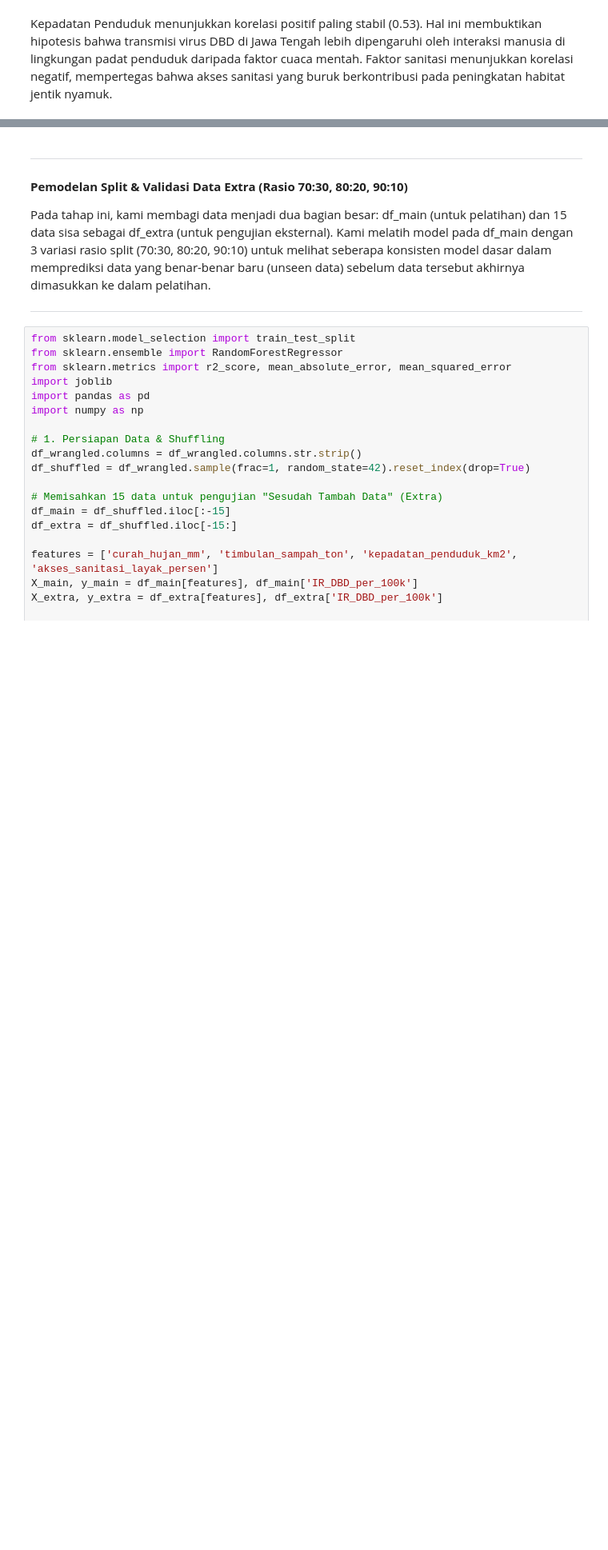
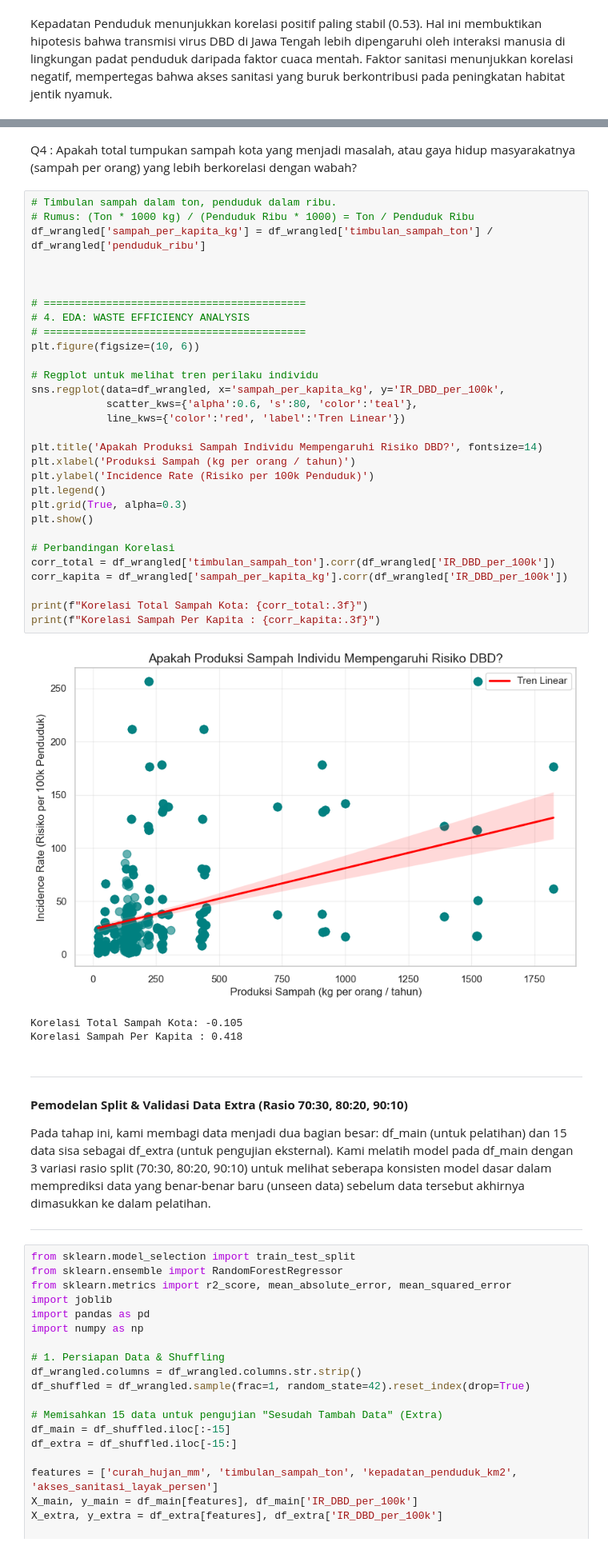
Before and after one commit to Syahrrulll/analisis_dbd, a Jupyter notebook: DBD.ipynb, the cells around one changed output, grey strips where cells are left out. Shown at 80% size. Drawn from its saved outputs; the diff is of its cells as text; blank space fills up the shorter version.

```diff
--- a/DBD.ipynb
+++ b/DBD.ipynb
@@ -178,3 +275,39 @@ Kepadatan Penduduk menunjukkan korelasi positif paling stabil (0.53). Hal ini me
+# %% [markdown]
+Q4 : Apakah total tumpukan sampah kota yang menjadi masalah, atau gaya hidup masyarakatnya (sampah per orang) yang lebih berkorelasi dengan wabah?
+# %%
+# Timbulan sampah dalam ton, penduduk dalam ribu.
+# Rumus: (Ton * 1000 kg) / (Penduduk Ribu * 1000) = Ton / Penduduk Ribu
+df_wrangled['sampah_per_kapita_kg'] = df_wrangled['timbulan_sampah_ton'] / df_wrangled['penduduk_ribu']
+
+
+
+# ==========================================
+# 4. EDA: WASTE EFFICIENCY ANALYSIS
+# ==========================================
+plt.figure(figsize=(10, 6))
+
+# Regplot untuk melihat tren perilaku individu
+sns.regplot(data=df_wrangled, x='sampah_per_kapita_kg', y='IR_DBD_per_100k',
+            scatter_kws={'alpha':0.6, 's':80, 'color':'teal'},
+            line_kws={'color':'red', 'label':'Tren Linear'})
+
+plt.title('Apakah Produksi Sampah Individu Mempengaruhi Risiko DBD?', fontsize=14)
+plt.xlabel('Produksi Sampah (kg per orang / tahun)')
+plt.ylabel('Incidence Rate (Risiko per 100k Penduduk)')
+plt.legend()
+plt.grid(True, alpha=0.3)
+plt.show()
+
+# Perbandingan Korelasi
+corr_total = df_wrangled['timbulan_sampah_ton'].corr(df_wrangled['IR_DBD_per_100k'])
+corr_kapita = df_wrangled['sampah_per_kapita_kg'].corr(df_wrangled['IR_DBD_per_100k'])
+
+print(f"Korelasi Total Sampah Kota: {corr_total:.3f}")
+print(f"Korelasi Sampah Per Kapita : {corr_kapita:.3f}")
+# %% [output]
+[figure, added]
+Korelasi Total Sampah Kota: -0.105
+Korelasi Sampah Per Kapita : 0.418
 # %% [markdown]
 ---
 
```
Also changed, not shown: parts of 8 cells of this notebook.
